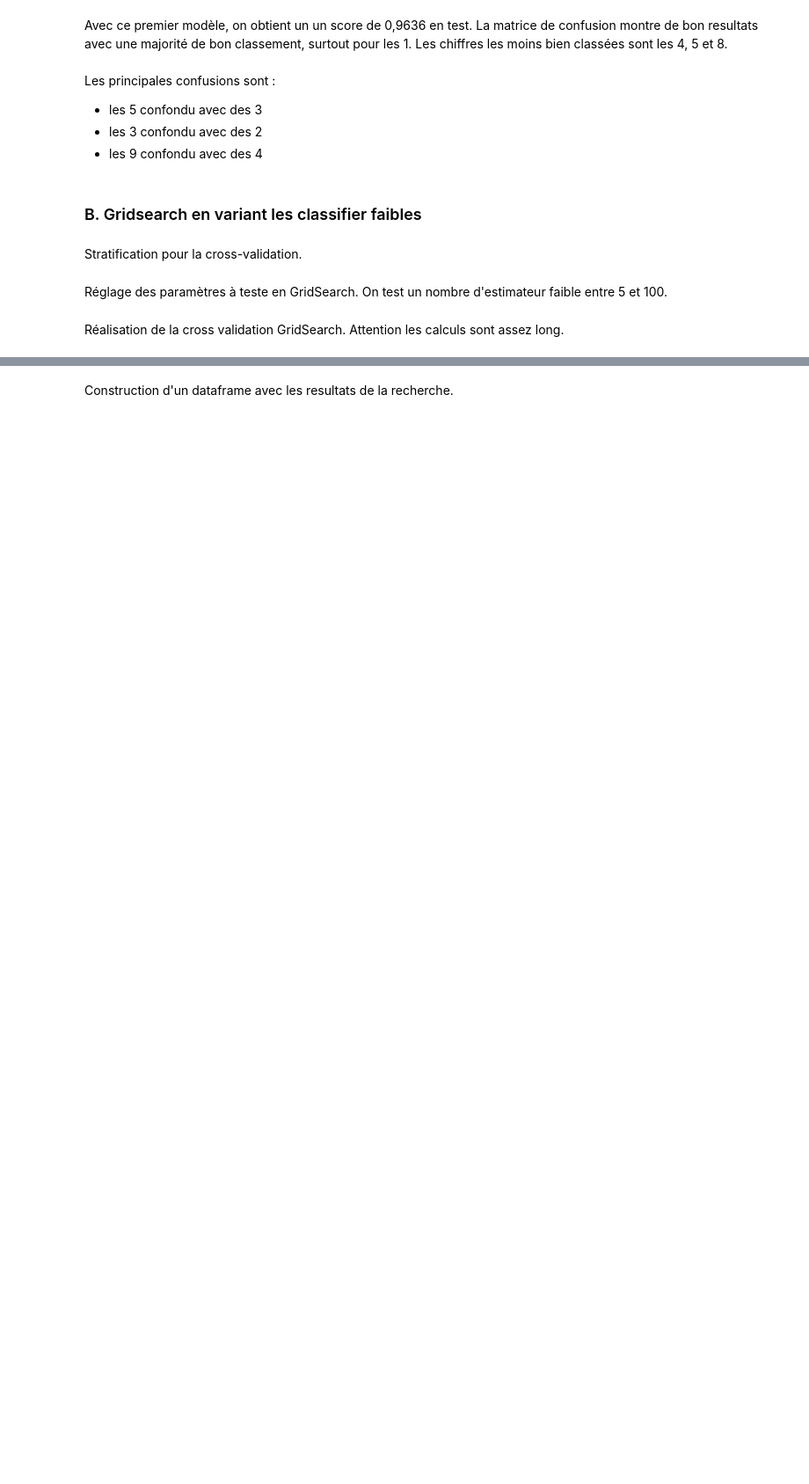
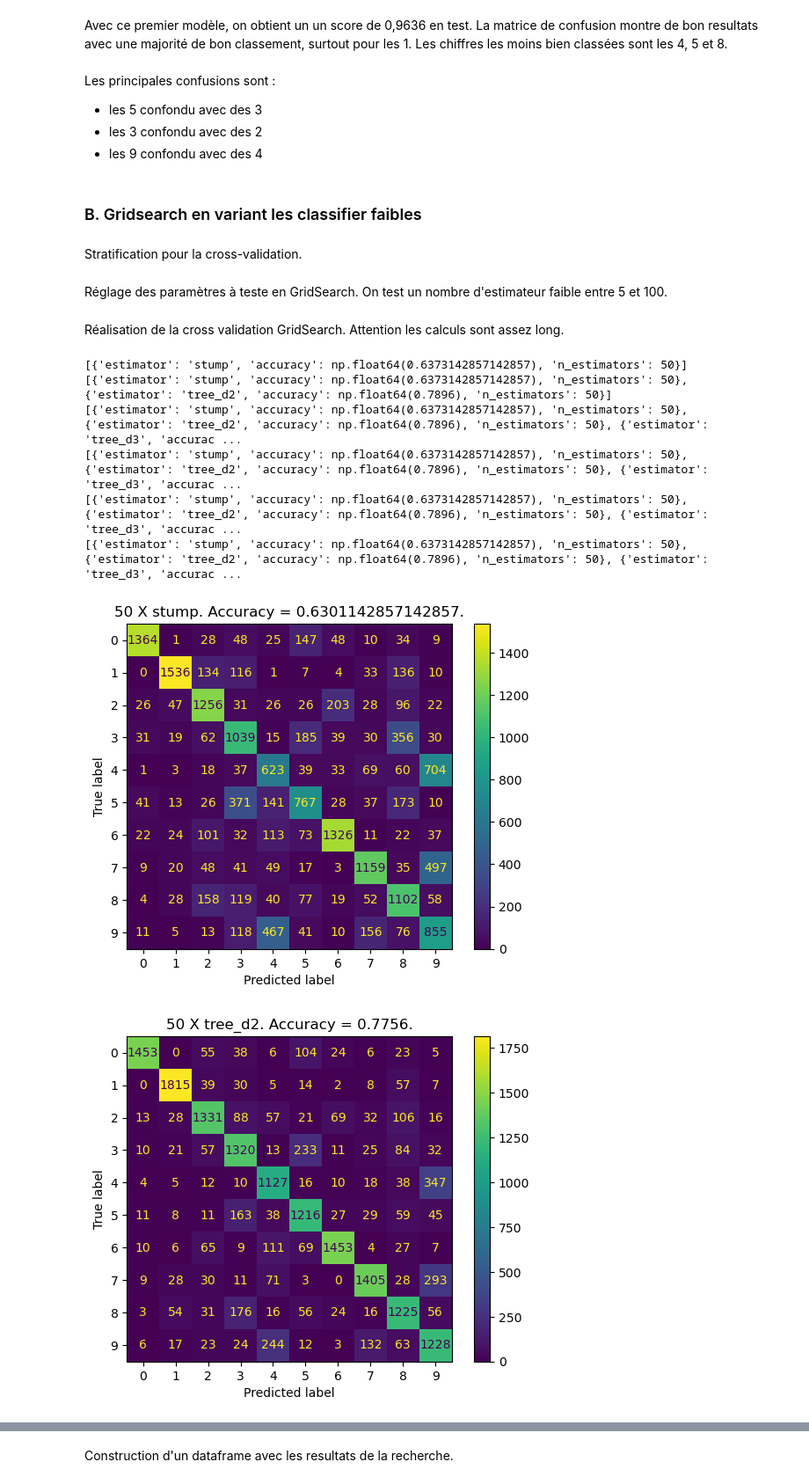
Before and after one commit to jnotarangelo/AdaBoost, a Jupyter notebook: Restitution.ipynb, the cells around one changed output, grey strips where cells are left out. Shown at 88% size. Saved outputs shown, nothing was run; the diff lists cells and outputs as text; code cells hidden in the pictures; blank space fills up the shorter version.

```diff
--- a/Restitution.ipynb
+++ b/Restitution.ipynb
@@ -101,37 +109,48 @@ estimators = {"stump": DecisionTreeClassifier(max_depth=1),
               "tree_d20": DecisionTreeClassifier(max_depth=20),
               "perceptron": Perceptron(max_iter=1000, tol=1e-3, random_state=seed)}
 
-params = {"n_estimators" : [5, 10, 20, 50, 100]}
+params = {"n_estimators" : [1, 2, 5, 10, 20, 50]}
 # %% [markdown]
 Réalisation de la cross validation GridSearch. Attention les calculs sont assez long.
 # %%
 from sklearn.model_selection import GridSearchCV
 from sklearn.metrics import accuracy_score
 
 results = []
 best_results = []
 
 for estimator_name, estimator in estimators.items():
     ada_boost = AdaBoostClassifier(estimator=estimator, random_state=seed)
 
     grid = GridSearchCV(estimator=ada_boost, param_grid=params, scoring="accuracy", cv=skf, n_jobs=-1)
 
     grid.fit(X_train, y_train)
     acc = grid.best_score_
     best = grid.best_estimator_
 
     # Resultats des cross val
     best_results.append({"estimator" : estimator_name, "accuracy" : acc, "n_estimators" : grid.best_params_["n_estimators"]}) # Meilleurs résultats
     print(best_results)
 
     df_cv = pd.DataFrame(grid.cv_results_) # Ensemble des résultats
     df_cv["estimator"] = estimator_name
     results.append(df_cv)
 
     # Matrice de confusion sur le test
     n_estimators = grid.best_params_["n_estimators"]
-    cm = confusion_matrix(y_test, best.predict(X_test))
+    y_pred = best.predict(X_test)
+    acc_test = accuracy_score(y_test, y_pred)
+    cm = confusion_matrix(y_test, y_pred)
     disp_cm = ConfusionMatrixDisplay(cm)
     disp_cm.plot()
-    disp_cm.ax_.set_title(f"{n_estimators} X {estimator_name}. Accuracy = {acc}.")
-    plt.savefig(f"images/cm_{estimator_name}.png", dpi=300, bbox_inches="tight")
+    disp_cm.ax_.set_title(f"{n_estimators} X {estimator_name}. Accuracy = {acc_test}.")
+    plt.savefig(f"images/cm_AdaBoost/cm_{estimator_name}.png", dpi=300, bbox_inches="tight")
+# %% [output]
+[{'estimator': 'stump', 'accuracy': np.float64(0.6373142857142857), 'n_estimators': 50}]
+[{'estimator': 'stump', 'accuracy': np.float64(0.6373142857142857), 'n_estimators': 50}, {'estimator': 'tree_d2', 'accuracy': np.float64(0.7896), 'n_estimators': 50}]
+[{'estimator': 'stump', 'accuracy': np.float64(0.6373142857142857), 'n_estimators': 50}, {'estimator': 'tree_d2', 'accuracy': np.float64(0.7896), 'n_estimators': 50}, {'estimator': 'tree_d3', 'accurac ...
+[{'estimator': 'stump', 'accuracy': np.float64(0.6373142857142857), 'n_estimators': 50}, {'estimator': 'tree_d2', 'accuracy': np.float64(0.7896), 'n_estimators': 50}, {'estimator': 'tree_d3', 'accurac ...
+[{'estimator': 'stump', 'accuracy': np.float64(0.6373142857142857), 'n_estimators': 50}, {'estimator': 'tree_d2', 'accuracy': np.float64(0.7896), 'n_estimators': 50}, {'estimator': 'tree_d3', 'accurac ...
+[{'estimator': 'stump', 'accuracy': np.float64(0.6373142857142857), 'n_estimators': 50}, {'estimator': 'tree_d2', 'accuracy': np.float64(0.7896), 'n_estimators': 50}, {'estimator': 'tree_d3', 'accurac ...
+[figure, added]
+[figure, added]
```
Also changed, not shown: parts of 16 cells of this notebook, 15 other files.
